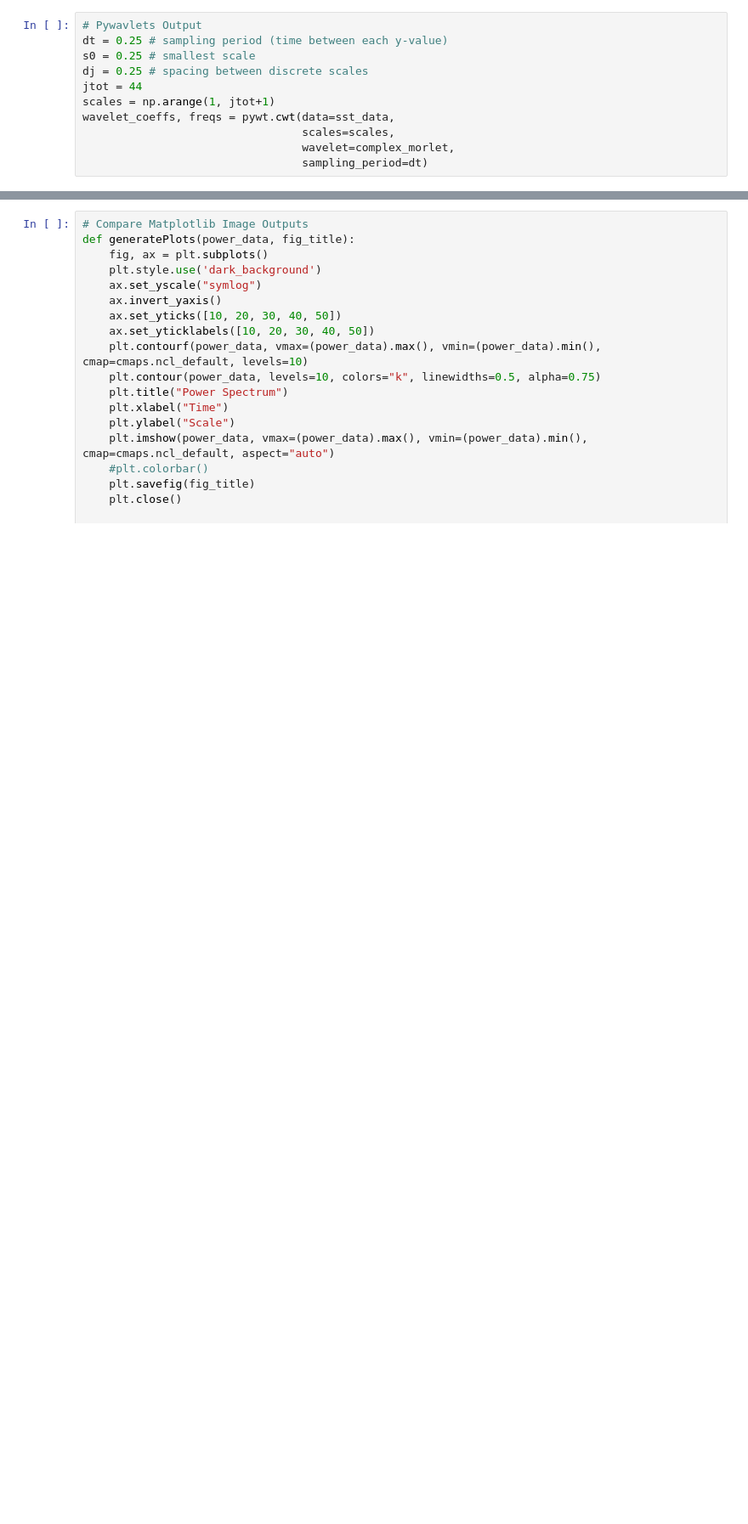
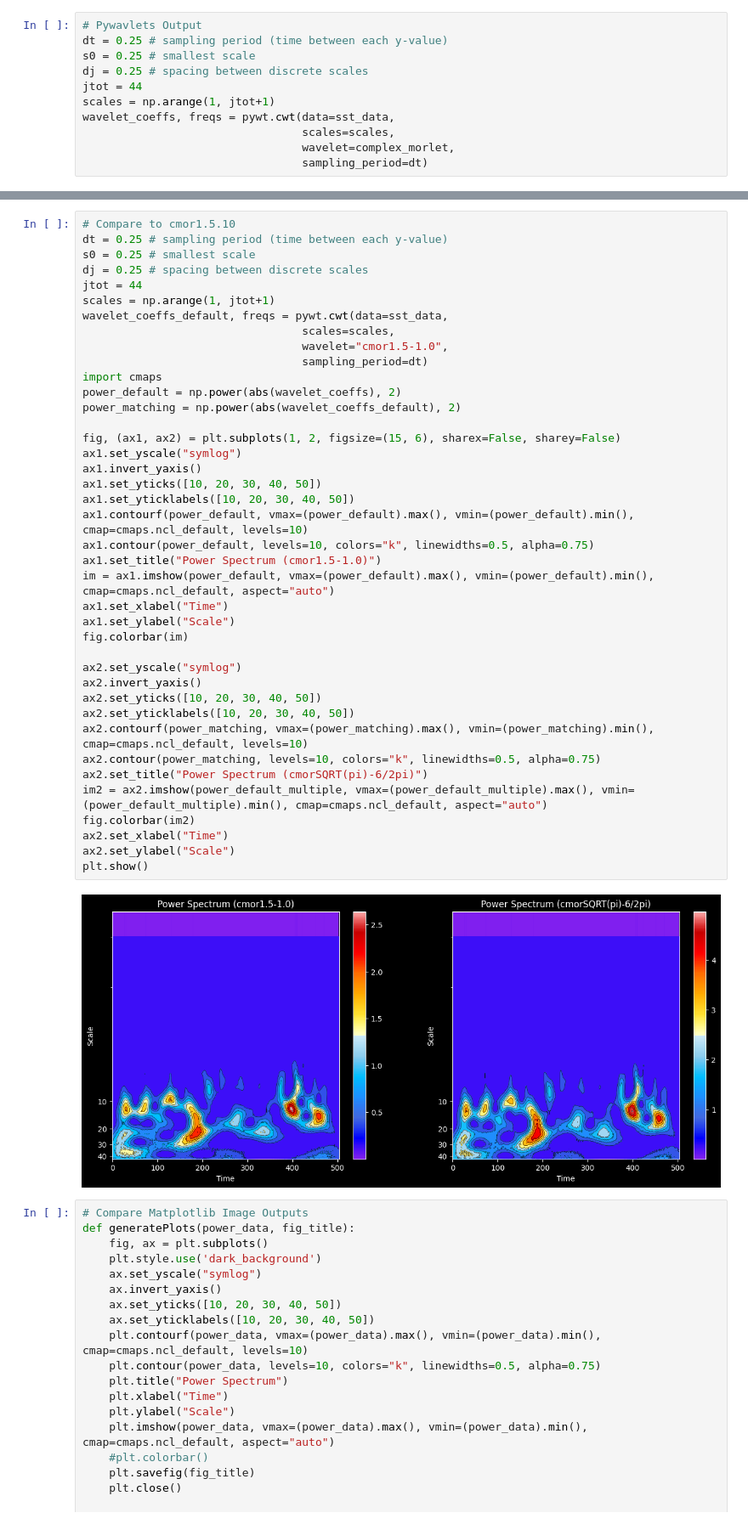
Before and after one commit to cyschneck/wavelet-tutorial, a Jupyter notebook: matching_scales.ipynb, the cells around one changed output, grey strips where cells are left out. Shown at 85% size. Drawn from its saved outputs; the diff is of its cells as text; blank space fills up the shorter version.

```diff
--- a/matching_scales.ipynb
+++ b/matching_scales.ipynb
@@ -259,3 +259,45 @@ plt.show()
+# %%
+# Compare to cmor1.5.10
+dt = 0.25 # sampling period (time between each y-value)
+s0 = 0.25 # smallest scale
+dj = 0.25 # spacing between discrete scales
+jtot = 44
+scales = np.arange(1, jtot+1)
+wavelet_coeffs_default, freqs = pywt.cwt(data=sst_data,
+                                 scales=scales,
+                                 wavelet="cmor1.5-1.0",
+                                 sampling_period=dt)
+import cmaps
+power_default = np.power(abs(wavelet_coeffs), 2)
+power_matching = np.power(abs(wavelet_coeffs_default), 2)
+
+fig, (ax1, ax2) = plt.subplots(1, 2, figsize=(15, 6), sharex=False, sharey=False)
+ax1.set_yscale("symlog")
+ax1.invert_yaxis()
+ax1.set_yticks([10, 20, 30, 40, 50])
+ax1.set_yticklabels([10, 20, 30, 40, 50])
+ax1.contourf(power_default, vmax=(power_default).max(), vmin=(power_default).min(), cmap=cmaps.ncl_default, levels=10)
+ax1.contour(power_default, levels=10, colors="k", linewidths=0.5, alpha=0.75)
+ax1.set_title("Power Spectrum (cmor1.5-1.0)")
+im = ax1.imshow(power_default, vmax=(power_default).max(), vmin=(power_default).min(), cmap=cmaps.ncl_default, aspect="auto")
+ax1.set_xlabel("Time")
+ax1.set_ylabel("Scale")
+fig.colorbar(im)
+
+ax2.set_yscale("symlog")
+ax2.invert_yaxis()
+ax2.set_yticks([10, 20, 30, 40, 50])
+ax2.set_yticklabels([10, 20, 30, 40, 50])
+ax2.contourf(power_matching, vmax=(power_matching).max(), vmin=(power_matching).min(), cmap=cmaps.ncl_default, levels=10)
+ax2.contour(power_matching, levels=10, colors="k", linewidths=0.5, alpha=0.75)
+ax2.set_title("Power Spectrum (cmorSQRT(pi)-6/2pi)")
+im2 = ax2.imshow(power_default_multiple, vmax=(power_default_multiple).max(), vmin=(power_default_multiple).min(), cmap=cmaps.ncl_default, aspect="auto")
+fig.colorbar(im2)
+ax2.set_xlabel("Time")
+ax2.set_ylabel("Scale")
+plt.show()
+# %% [output]
+[figure, added]
 # %%
 # Compare Matplotlib Image Outputs
 def generatePlots(power_data, fig_title):
```
Also changed, not shown: parts of 2 cells of this notebook.
